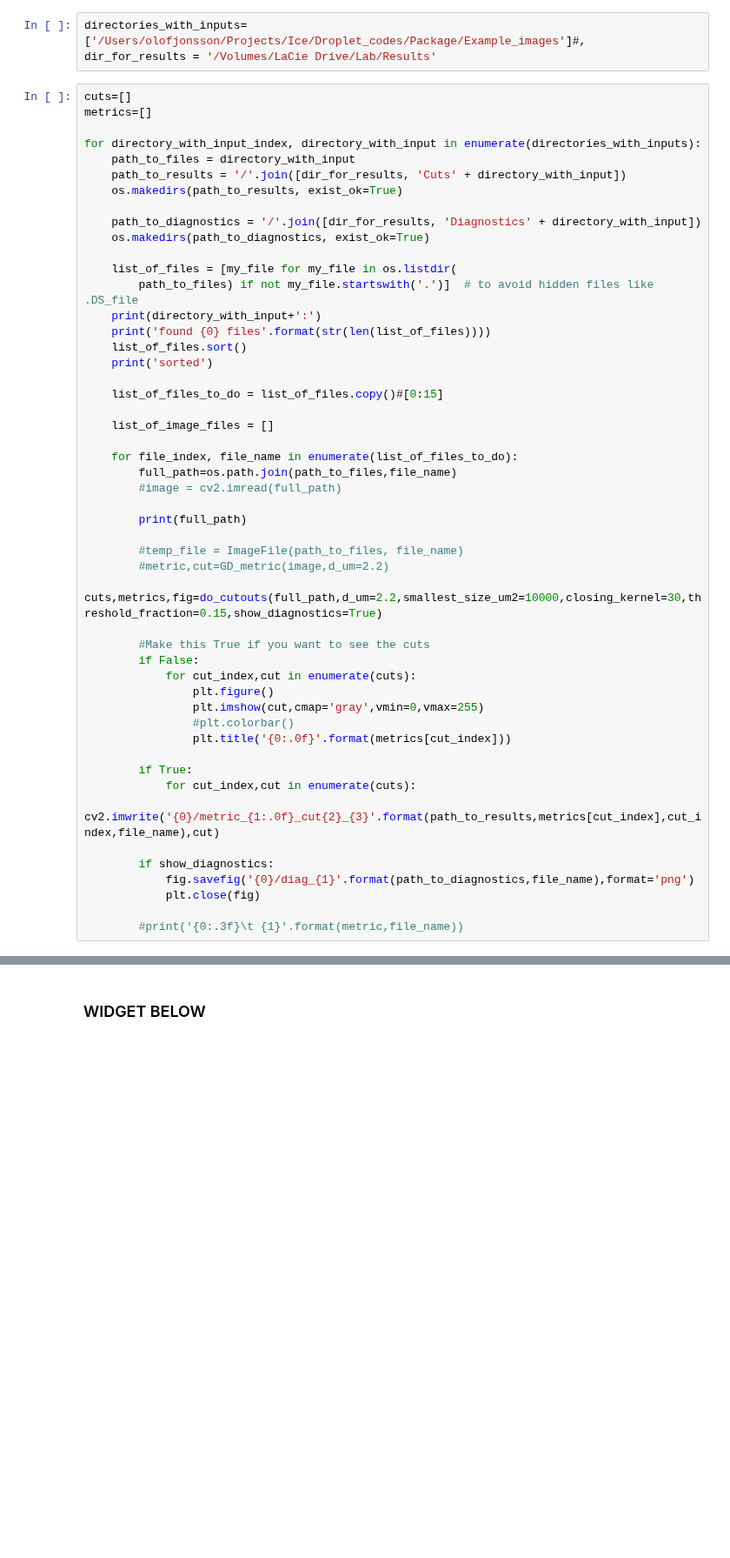
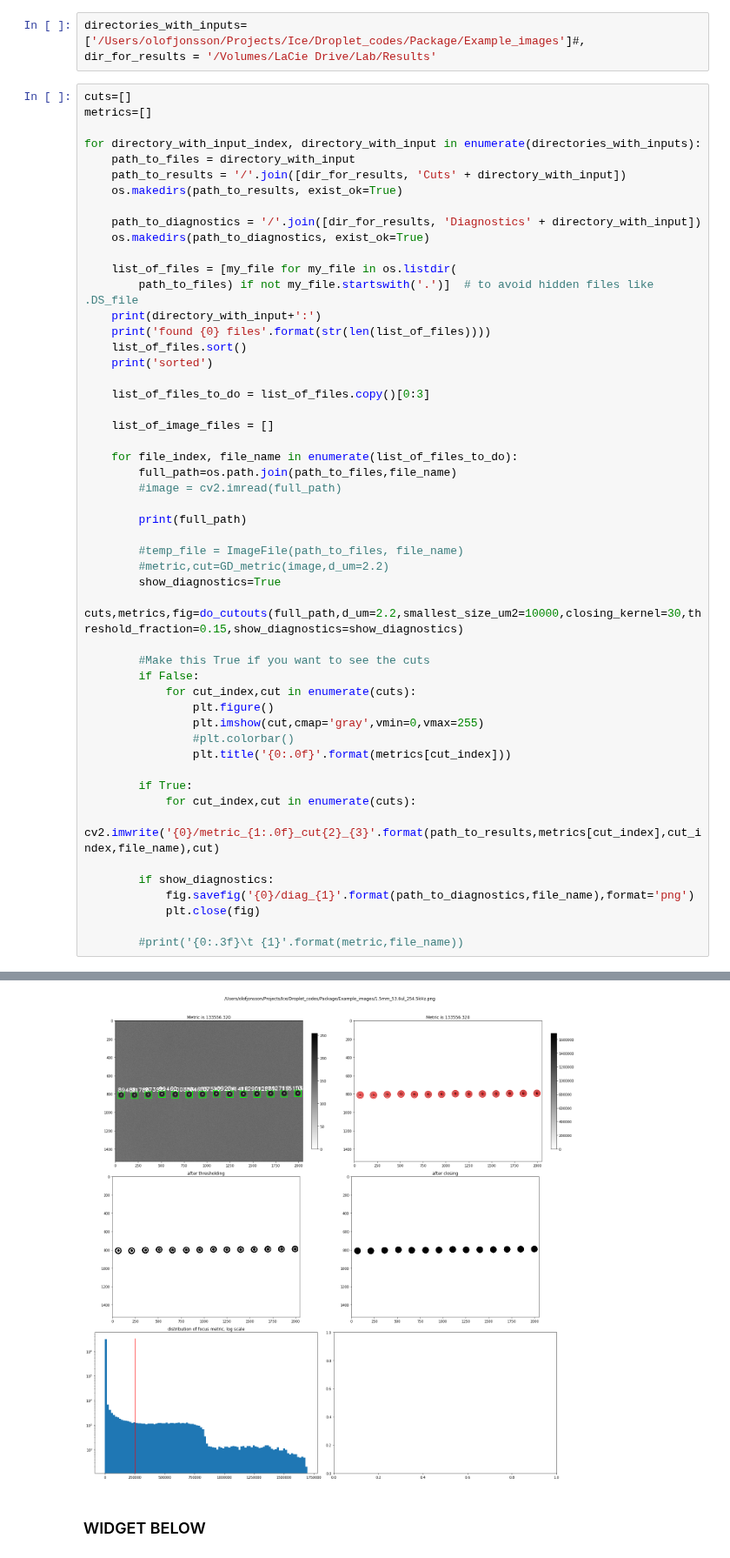
Before and after one commit to Niloo1371/Finding_droplets, a Jupyter notebook: Package/Use_preprocess.ipynb, the cells around one changed output, grey strips where cells are left out. Shown at 87% size. Saved outputs shown, nothing was run; the diff lists cells and outputs as text; blank space fills up the shorter version.

```diff
--- a/Package/Use_preprocess.ipynb
+++ b/Package/Use_preprocess.ipynb
@@ -34,7 +34,7 @@ for directory_with_input_index, directory_with_input in enumerate(directories_wi
     list_of_files.sort()
     print('sorted')
 
-    list_of_files_to_do = list_of_files.copy()#[0:15]
+    list_of_files_to_do = list_of_files.copy()[0:3]
 
     list_of_image_files = []
 
@@ -46,7 +46,8 @@ for directory_with_input_index, directory_with_input in enumerate(directories_wi
 
         #temp_file = ImageFile(path_to_files, file_name)
         #metric,cut=GD_metric(image,d_um=2.2)
-        cuts,metrics,fig=do_cutouts(full_path,d_um=2.2,smallest_size_um2=10000,closing_kernel=30,threshold_fraction=0.15,show_diagnostics=True)
+        show_diagnostics=True
+        cuts,metrics,fig=do_cutouts(full_path,d_um=2.2,smallest_size_um2=10000,closing_kernel=30,threshold_fraction=0.15,show_diagnostics=show_diagnostics)
 
         #Make this True if you want to see the cuts
         if False:
@@ -65,3 +66,4 @@ for directory_with_input_index, directory_with_input in enumerate(directories_wi
             plt.close(fig)
 
         #print('{0:.3f}\t {1}'.format(metric,file_name))
+# %% [output]
@@ -68,3 +75,4 @@ for directory_with_input_index, directory_with_input in enumerate(directories_wi
+[figure, added]
 # %% [markdown]
 ### WIDGET BELOW
 # %%
```
Also changed, not shown: parts of 1 cell of this notebook.
